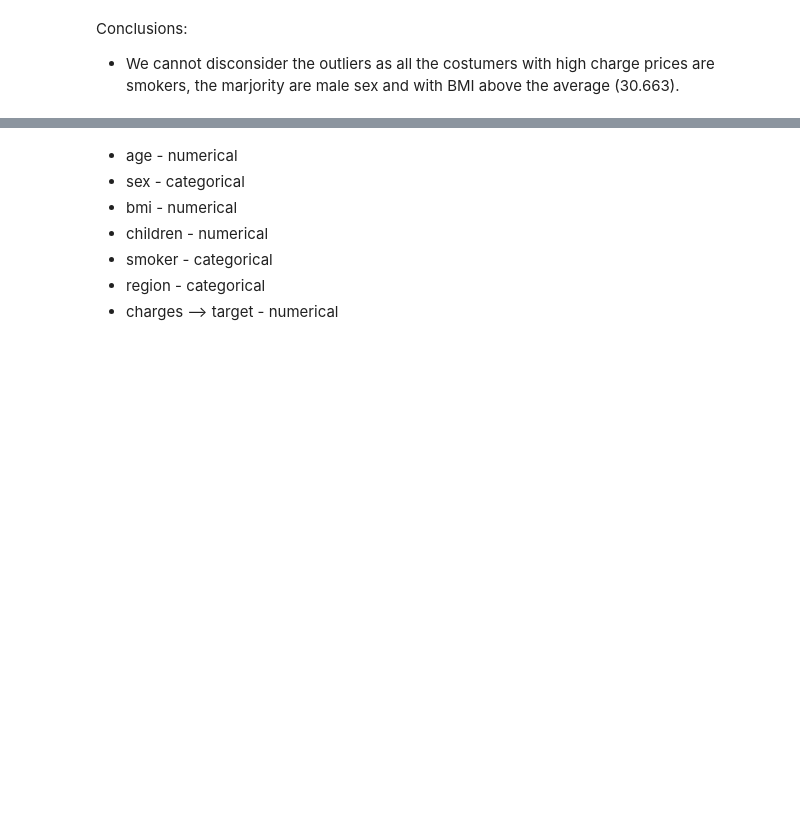
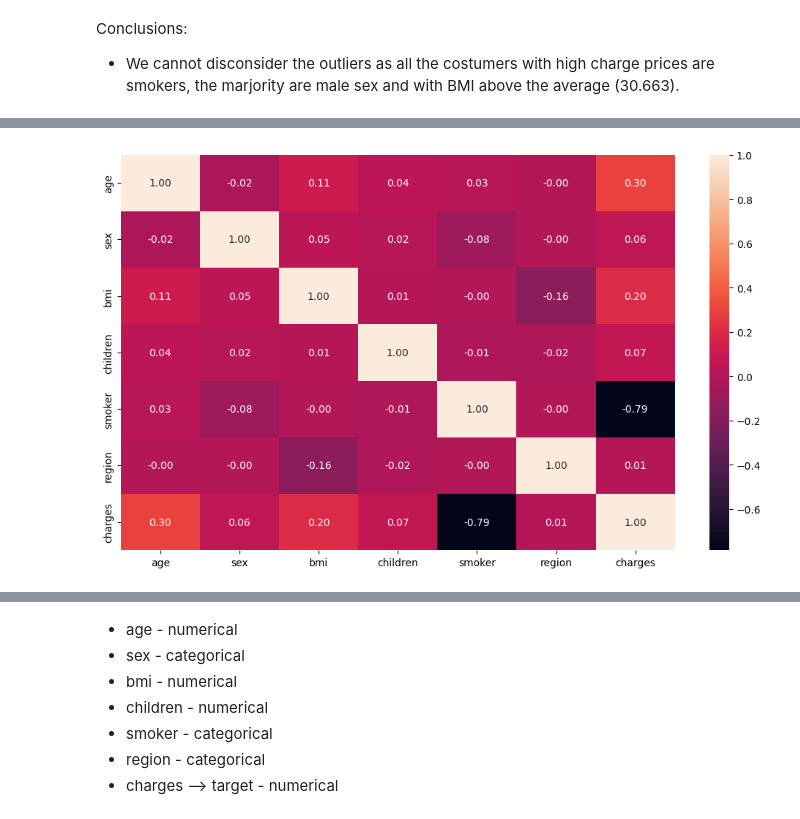
Before and after one commit to 4GeeksAcademy/machine-learning-regularized-linear-regression-Juli-MM, a Jupyter notebook: src/explore.ipynb, the cells around one changed output, grey strips where cells are left out. Cells and saved outputs as stored; diff of their text form; code cells hidden in the pictures; blank space fills up the shorter version.

```diff
--- a/src/explore.ipynb
+++ b/src/explore.ipynb
@@ -159,0 +201,5 @@ Conclusions:
+# %%
+# We will copy the dataset to factorize the categorical variables in a new one:
+
+fact_data = total_data.copy()
+fact_data.head()
@@ -159,0 +213,6 @@ Conclusions:
+# %%
+fact_data["sex"] = pd.factorize(fact_data["sex"])[0]
+fact_data["smoker"] = pd.factorize(fact_data["smoker"])[0]
+fact_data["region"] = pd.factorize(fact_data["region"])[0]
+
+fact_data.head
@@ -159,0 +234,10 @@ Conclusions:
+# %%
+fig, axis = plt.subplots(figsize = (10, 6))
+
+sns.heatmap(fact_data.corr(), annot = True, fmt = ".2f")
+
+plt.tight_layout()
+
+plt.show()
+# %% [output]
+[figure, added]
```
Also changed, not shown: parts of 6 cells of this notebook.
